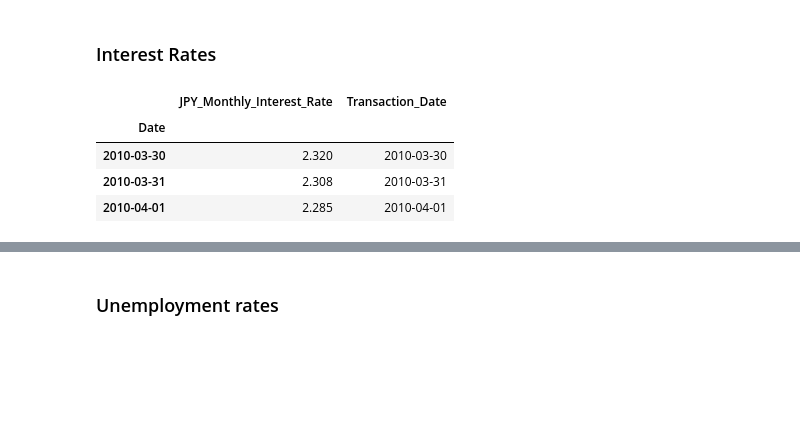
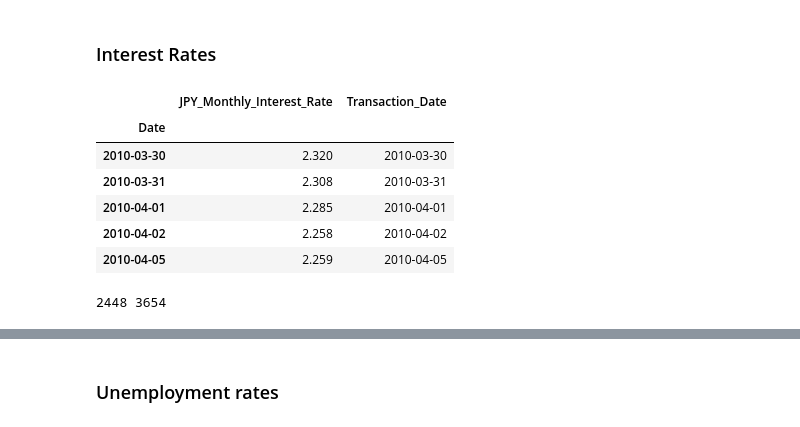
Before and after one commit to kennedynjoroge/10-steps-to-become-a-data-scientist, a Jupyter notebook: Forex_Algorithmic_Trading_Prediction.ipynb, the cells around one changed output, grey strips where cells are left out. Cells and saved outputs as stored; diff of their text form; code cells hidden in the pictures; blank space fills up the shorter version.

```diff
--- a/Forex_Algorithmic_Trading_Prediction.ipynb
+++ b/Forex_Algorithmic_Trading_Prediction.ipynb
@@ -83,18 +98,22 @@ years_list = [data_201920, data_201819, data_201718, data_201617, data_201516, d
 df = pd.concat(years_list)
 
 #Print Count
-print("2019-2020",len(data_201920))
-print("2018-2019",len(data_201819))
-print("2017-2018",len(data_201718))
-print("2016-2017",len(data_201617))
-print("2015-2016",len(data_201516))
-print("2014-2015",len(data_201415))
-print("2013-2014",len(data_201314))
-print("2012-2013",len(data_201213))
-print("2011-2012",len(data_201112))
-print("2010-2011",len(data_201011))
-print("Merged Data",len(df))
+print("Count of hourly records per year \n")
+print("2019-2020 - ",len(data_201920))
+print("2018-2019 - ",len(data_201819))
+print("2017-2018 - ",len(data_201718))
+print("2016-2017 - ",len(data_201617))
+print("2015-2016 - ",len(data_201516))
+print("2014-2015 - ",len(data_201415))
+print("2013-2014 - ",len(data_201314))
+print("2012-2013 - ",len(data_201213))
+print("2011-2012 - ",len(data_201112))
+print("2010-2011 - ",len(data_201011))
+print("\n Merged Data",len(df))
 
 #View Sample
-df.head()
+print("\n Sample Records From the DataFrame Before and After Time Conversion")
+print(df.head(5)) # Before time convertsion
+df = df.tz_localize("UTC").tz_convert('Africa/Nairobi').tz_localize(None)
+df.head(5)
 # %% [output]
@@ -133,23 +184,30 @@ df.describe()
 # %%
 # Read US Interest rates from quandl for the last 10 years
 # API frequency is daily
 v_start_date = '2010-03-30'
 v_end_date = '2020-03-30'
-df_US_Interest_Rates = quandl.get("FRED/DFF", start_date=v_start_date, end_date=v_end_date)
+df_US_Interest_Rates = quandl.get("FRED/DFF", start_date=v_start_date, end_date=v_end_date,timezone='GMT+3')
 df_US_Interest_Rates.columns = df_US_Interest_Rates.columns.str.replace('Value', 'US_Monthly_Interest_Rate')
-df_JPY_Interest_Rates = quandl.get("MOFJ/INTEREST_RATE_JAPAN_40Y", start_date=v_start_date, end_date=v_end_date)
+df_JPY_Interest_Rates = quandl.get("MOFJ/INTEREST_RATE_JAPAN_40Y", start_date=v_start_date, end_date=v_end_date,timezone='GMT+3')
 df_JPY_Interest_Rates.columns = df_JPY_Interest_Rates.columns.str.replace('Value', 'JPY_Monthly_Interest_Rate')
 
 #Create transaction date from index
 df['Transaction_Date'] = df.index.strftime('%Y-%m-%d')
-df['index_num'] = df.index
+df['Candle_Date'] = df.index
 df_US_Interest_Rates['Transaction_Date']  = df_US_Interest_Rates.index.strftime('%Y-%m-%d')
 df_JPY_Interest_Rates['Transaction_Date']  = df_JPY_Interest_Rates.index.strftime('%Y-%m-%d')
 
-df_JPY_Interest_Rates[0:3]
+df_JPY_Interest_Rates[0:5]
 # %% [output]
 |  | JPY_Monthly_Interest_Rate | Transaction_Date |
 | Date |  |  |
 | 2010-03-30 | 2.320 | 2010-03-30 |
 | 2010-03-31 | 2.308 | 2010-03-31 |
 | 2010-04-01 | 2.285 | 2010-04-01 |
+| 2010-04-02 | 2.258 | 2010-04-02 |
+| 2010-04-05 | 2.259 | 2010-04-05 |
+# %%
+# Check length of Japanese versus US interest rates
+print(len(df_JPY_Interest_Rates), len(df_US_Interest_Rates))
+# %% [output]
+2448 3654
```
Also changed, not shown: parts of 43 cells of this notebook.
